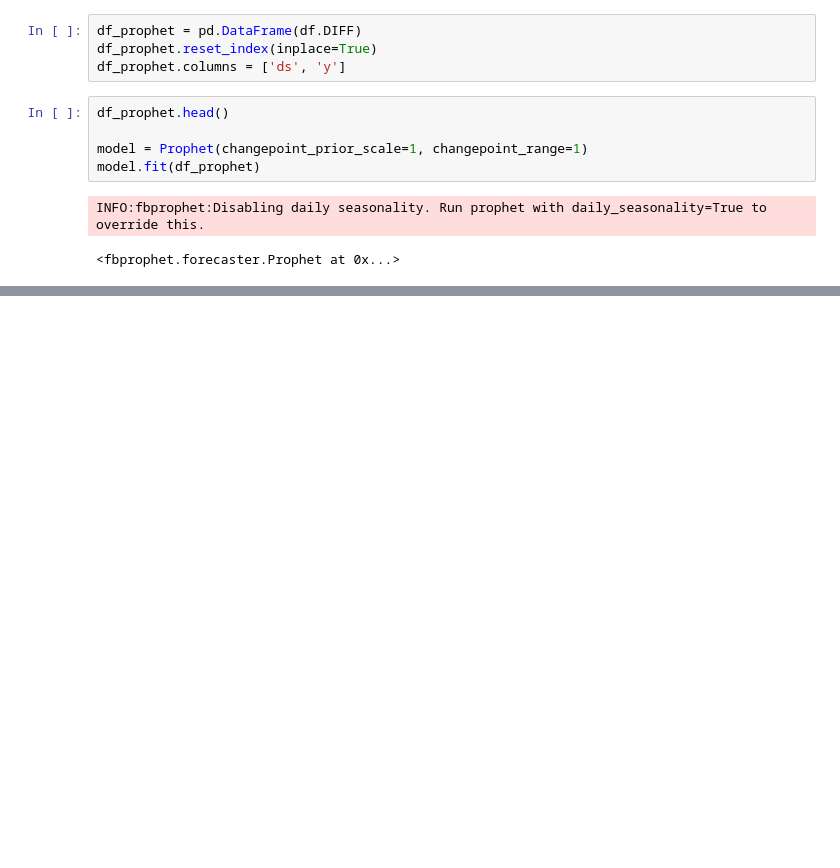
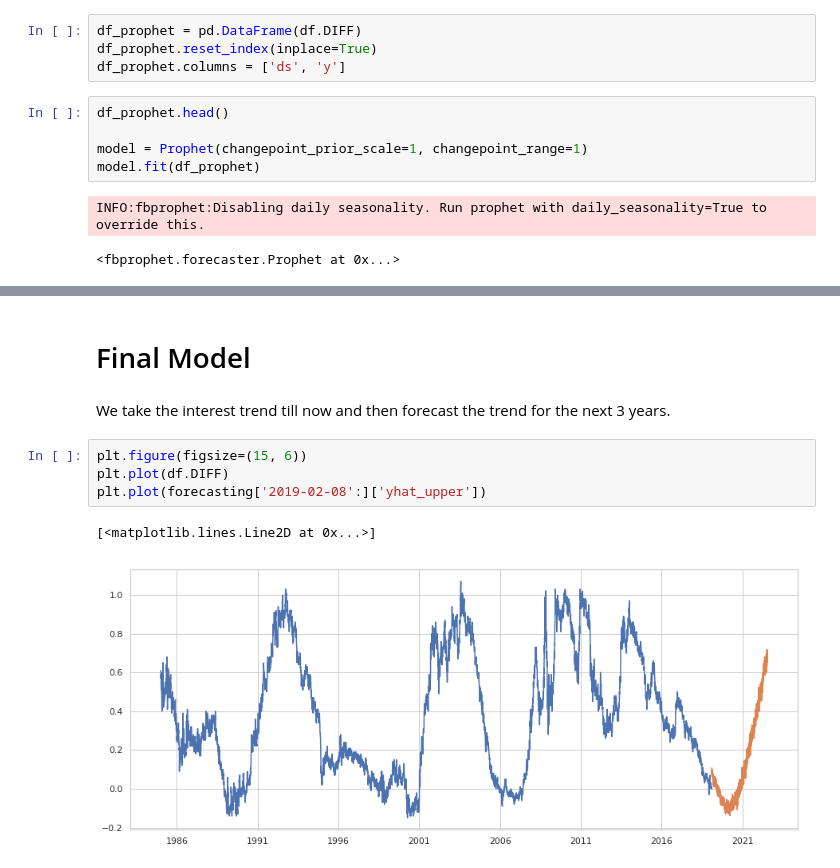
Before and after one commit to guyandtheworld/recession, a Jupyter notebook: model/Bond Analysis.ipynb, the cells around one changed output, grey strips where cells are left out. Drawn from its saved outputs; the diff is of its cells as text; blank space fills up the shorter version.

```diff
--- a/model/Bond Analysis.ipynb
+++ b/model/Bond Analysis.ipynb
@@ -152,0 +177,11 @@ model.plot_components(forecast)
+# %% [markdown]
+# Final Model
+# %% [markdown]
+We take the interest trend till now and then forecast the trend for the next 3 years.
+# %%
+plt.figure(figsize=(15, 6))
+plt.plot(df.DIFF)
+plt.plot(forecasting['2019-02-08':]['yhat_upper'])
+# %% [output]
+[<matplotlib.lines.Line2D at 0x...>]
+[figure, added]
```
Also changed, not shown: parts of 11 cells of this notebook.
